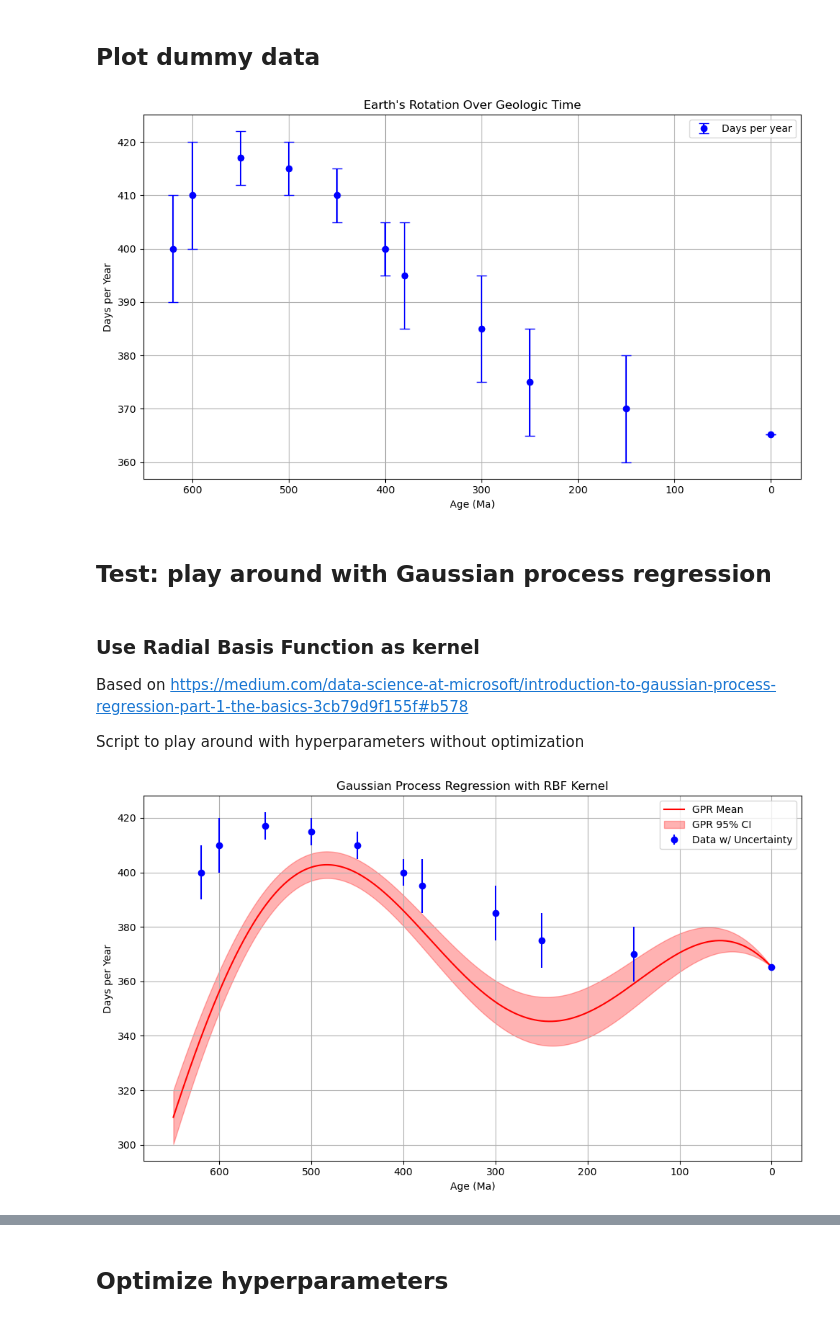
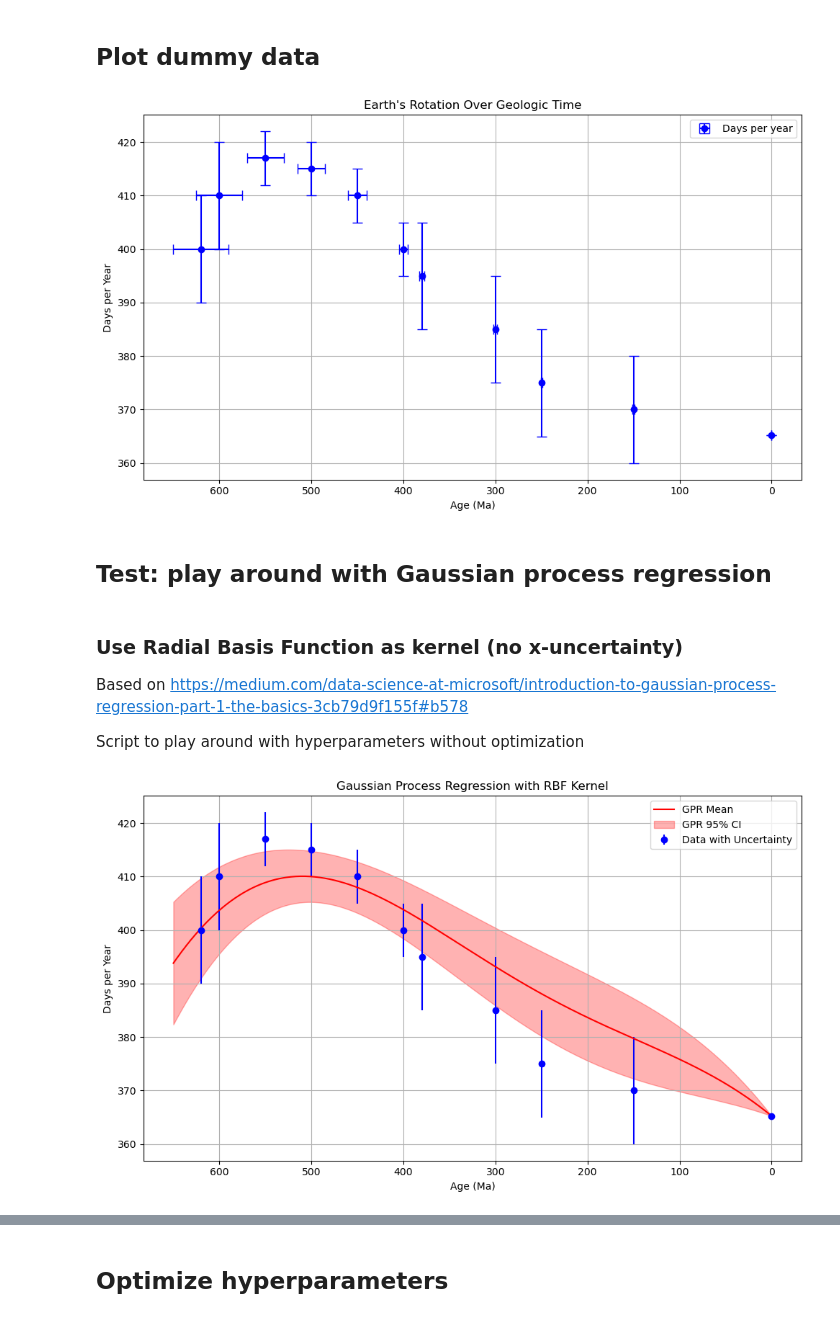
Before and after one commit to nielsjdewinter/Earth_Moon_Gaussian_process, a Jupyter notebook: EMGaussian_pilot1.ipynb, the cells around one changed output, grey strips where cells are left out. Drawn from its saved outputs; the diff is of its cells as text; code cells hidden in the pictures.

Commit message:
Augemnted gaussian process regression to include - errors on both x and y - monotonicity constraints

```diff
--- a/EMGaussian_pilot1.ipynb
+++ b/EMGaussian_pilot1.ipynb
@@ -14,17 +17,17 @@ from scipy.optimize import minimize
 # %%
 # Manually estimated data with rough error bars from the Figure 2 in Williams et al. (2000)
 data = [
-    {"Age (Ma)": 620, "Days/year": 400, "Days/year error": 10, "Hours/day": 22.0, "Hours/day error": 0.4, "Data type": "Elatina–Reynella"},
-    {"Age (Ma)": 600, "Days/year": 410, "Days/year error": 10, "Hours/day": 21.4, "Hours/day error": 0.3, "Data type": "Stromatolites, max"},
-    {"Age (Ma)": 550, "Days/year": 417, "Days/year error": 5, "Hours/day": 21.0, "Hours/day error": 0.2, "Data type": "Stromatolites, mean"},
-    {"Age (Ma)": 500, "Days/year": 415, "Days/year error": 5, "Hours/day": 21.1, "Hours/day error": 0.2, "Data type": "Brachiopods, max"},
-    {"Age (Ma)": 450, "Days/year": 410, "Days/year error": 5, "Hours/day": 21.3, "Hours/day error": 0.2, "Data type": "Bivalves, mean"},
-    {"Age (Ma)": 400, "Days/year": 400, "Days/year error": 5, "Hours/day": 22.0, "Hours/day error": 0.2, "Data type": "Corals, max"},
-    {"Age (Ma)": 380, "Days/year": 395, "Days/year error": 10, "Hours/day": 22.2, "Hours/day error": 0.3, "Data type": "Corals, mean"},
-    {"Age (Ma)": 300, "Days/year": 385, "Days/year error": 10, "Hours/day": 22.6, "Hours/day error": 0.3, "Data type": "Corals, mean"},
-    {"Age (Ma)": 250, "Days/year": 375, "Days/year error": 10, "Hours/day": 23.3, "Hours/day error": 0.3, "Data type": "Brachiopods, max"},
-    {"Age (Ma)": 150, "Days/year": 370, "Days/year error": 10, "Hours/day": 23.5, "Hours/day error": 0.3, "Data type": "Brachiopods, max"},
-    {"Age (Ma)": 0, "Days/year": 365.25, "Days/year error": 0, "Hours/day": 24.0, "Hours/day error": 0, "Data type": "Modern value"},
+    {"Age (Ma)": 620, "Age error": 30, "Days/year": 400, "Days/year error": 10, "Hours/day": 22.0, "Hours/day error": 0.4, "Data type": "Elatina–Reynella"},
+    {"Age (Ma)": 600, "Age error": 25, "Days/year": 410, "Days/year error": 10, "Hours/day": 21.4, "Hours/day error": 0.3, "Data type": "Stromatolites, max"},
+    {"Age (Ma)": 550, "Age error": 20, "Days/year": 417, "Days/year error": 5, "Hours/day": 21.0, "Hours/day error": 0.2, "Data type": "Stromatolites, mean"},
+    {"Age (Ma)": 500, "Age error": 15, "Days/year": 415, "Days/year error": 5, "Hours/day": 21.1, "Hours/day error": 0.2, "Data type": "Brachiopods, max"},
+    {"Age (Ma)": 450, "Age error": 10, "Days/year": 410, "Days/year error": 5, "Hours/day": 21.3, "Hours/day error": 0.2, "Data type": "Bivalves, mean"},
+    {"Age (Ma)": 400, "Age error": 5, "Days/year": 400, "Days/year error": 5, "Hours/day": 22.0, "Hours/day error": 0.2, "Data type": "Corals, max"},
+    {"Age (Ma)": 380, "Age error": 3, "Days/year": 395, "Days/year error": 10, "Hours/day": 22.2, "Hours/day error": 0.3, "Data type": "Corals, mean"},
+    {"Age (Ma)": 300, "Age error": 2, "Days/year": 385, "Days/year error": 10, "Hours/day": 22.6, "Hours/day error": 0.3, "Data type": "Corals, mean"},
+    {"Age (Ma)": 250, "Age error": 1, "Days/year": 375, "Days/year error": 10, "Hours/day": 23.3, "Hours/day error": 0.3, "Data type": "Brachiopods, max"},
+    {"Age (Ma)": 150, "Age error": 1, "Days/year": 370, "Days/year error": 10, "Hours/day": 23.5, "Hours/day error": 0.3, "Data type": "Brachiopods, max"},
+    {"Age (Ma)": 0, "Age error": 0, "Days/year": 365.25, "Days/year error": 0, "Hours/day": 24.0, "Hours/day error": 0, "Data type": "Modern value"},
 ]
 
 df = pd.DataFrame(data)
@@ -41,7 +44,7 @@ df.head()
 # %%
 # Plot
 plt.figure(figsize=(10, 6))
-plt.errorbar(df["Age (Ma)"], df["Days/year"], yerr=df["Days/year error"],
+plt.errorbar(df["Age (Ma)"], df["Days/year"], yerr=df["Days/year error"], xerr=df["Age error"],
              fmt='o', color='blue', capsize=5, label="Days per year")
 
 # Invert x-axis (oldest on left)
@@ -56,11 +59,11 @@ plt.legend()
 plt.tight_layout()
 plt.show()
 # %% [output]
-[figure, old version]
+[figure, new version]
 # %% [markdown]
 ## Test: play around with Gaussian process regression
 # %% [markdown]
-### Use Radial Basis Function as kernel
+### Use Radial Basis Function as kernel (no x-uncertainty)
 Based on https://medium.com/data-science-at-microsoft/introduction-to-gaussian-process-regression-part-1-the-basics-3cb79d9f155f#b578
 
 Script to play around with hyperparameters without optimization
@@ -83,40 +86,40 @@ def rbf_kernel(X1, X2, lengthscale=1.0, variance=1.0):
     return variance * np.exp(-0.5 / lengthscale**2 * sqdist)
 
 # 3. Set hyperparameters
-lengthscale = 1.0  # Lengthscale of the RBF kernel
-variance = 100.0
+lengthscale = 2  # Lengthscale of the RBF kernel
+variance = 1000 # Variance of the kernel
 
 # 4. Compute kernel matrices
 K = rbf_kernel(X_train_norm, X_train_norm, lengthscale, variance) # Covariance matrix
 K += np.diag((y_error**2))  # Add individual noise variances
 K_inv = inv(K) # Inverse of covariance matrix
 
 # 5. Predict on new input grid
 X_test = np.linspace(0, 650, 500).reshape(-1, 1)
 X_test_norm = (X_test - X_mean) / X_std
 K_s = rbf_kernel(X_test_norm, X_train_norm, lengthscale, variance) # Cross-covariance between test and training data
 K_ss = rbf_kernel(X_test_norm, X_test_norm, lengthscale, variance) + 1e-8 * np.eye(len(X_test)) # Covariance matrix for test data (adding small noise for numerical stability)
 
 # 6. Posterior mean and covariance
 mu_s = K_s @ K_inv @ y_train # Mean prediction
 cov_s = K_ss - K_s @ K_inv @ K_s.T # Covariance of the prediction
 std_s = np.sqrt(np.diag(cov_s)) # Standard deviation of the prediction
 
 # 7. Plot
 plt.figure(figsize=(10, 6))
-plt.errorbar(X_train, y_train, yerr=y_error.flatten(), fmt='o', color='blue', label='Data w/ Uncertainty')
+plt.errorbar(X_train, y_train, yerr=y_error.flatten(), fmt='o', color='blue', label='Data with Uncertainty')
 plt.plot(X_test, mu_s, 'r', label="GPR Mean")
 plt.fill_between(X_test.flatten(),
                  (mu_s - 1.96 * std_s).flatten(),
                  (mu_s + 1.96 * std_s).flatten(),
                  color='red', alpha=0.3, label='GPR 95% CI')
 plt.xlabel("Age (Ma)")
 plt.ylabel("Days per Year")
 plt.gca().invert_xaxis()
 plt.title("Gaussian Process Regression with RBF Kernel")
 plt.legend()
 plt.grid(True)
 plt.tight_layout()
 plt.show()
 # %% [output]
-[figure, old version]
+[figure, new version]
```
Also changed, not shown: parts of 9 cells of this notebook.
